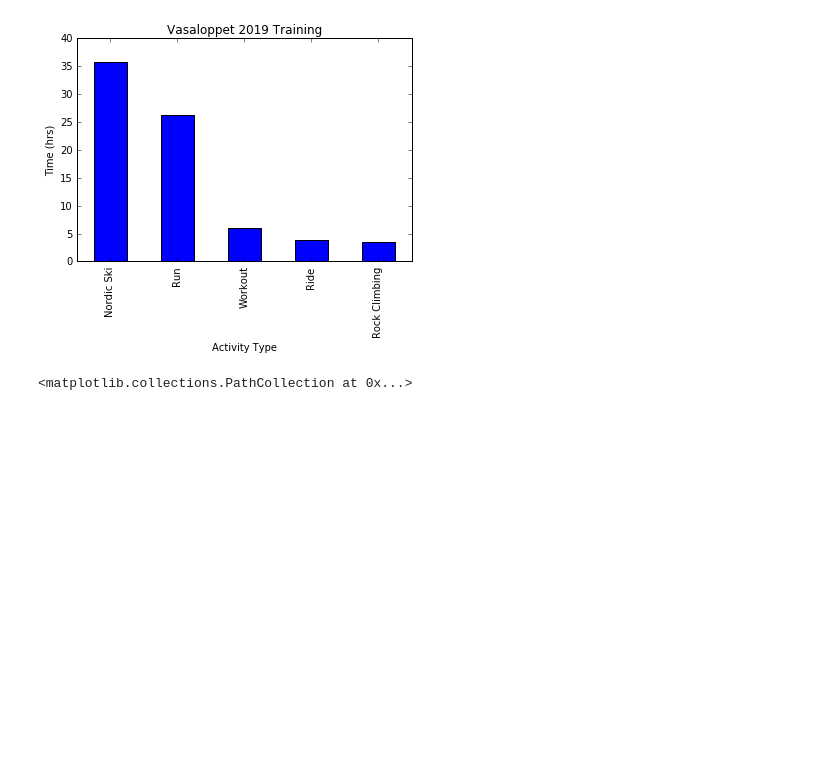
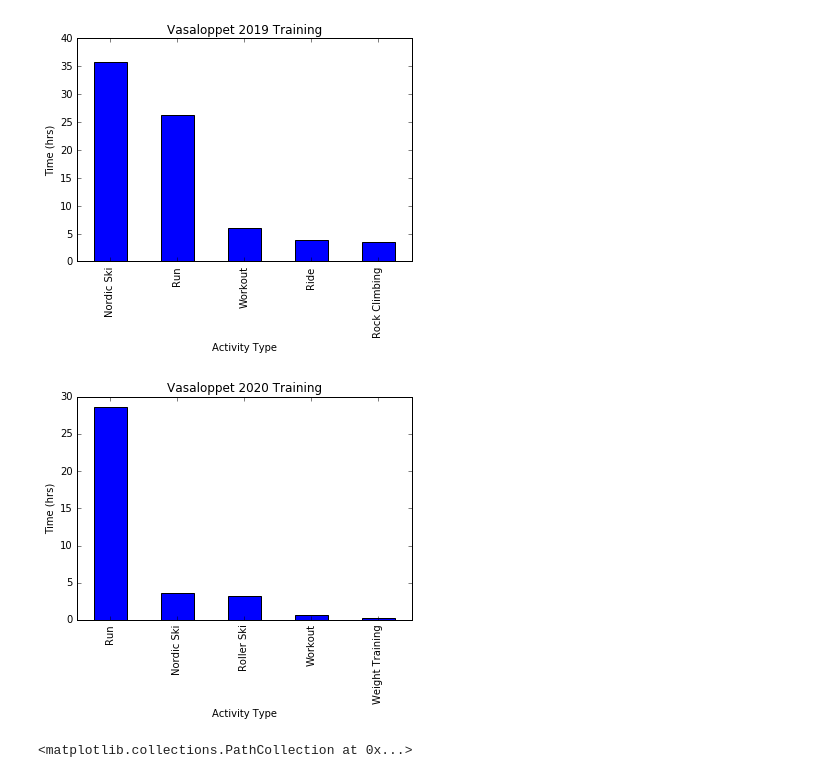
Before and after one commit to alexanderdanson/strava_experiment, a Jupyter notebook: Experimentation with pandas.ipynb, the cells around one changed output. Cells and saved outputs as stored; diff of their text form; code cells hidden in the pictures; blank space fills up the shorter version.

```diff
--- a/Experimentation with pandas.ipynb
+++ b/Experimentation with pandas.ipynb
@@ -72,6 +72,12 @@ def create_bar_chart_activity_durations(dataset, title):
 create_bar_chart_activity_durations(get_activities_by_date(2018, 9, 1, 2019, 2, 28), "Vasaloppet 2019 Training")
 # %% [output]
 [figure]
+# %%
+create_bar_chart_activity_durations(get_activities_by_date(2019, 9, 1, 2020, 2, 28), "Vasaloppet 2020 Training")
+
+# vasaloppet_2020_training = get_activities_by_date(2019, 9, 1, 2020, 2, 28)
+# %% [output]
+[figure, added]
 # %%
 plt.scatter(x='activity_date', y='time_in_hours', data=activities)
 # %% [output]
```
